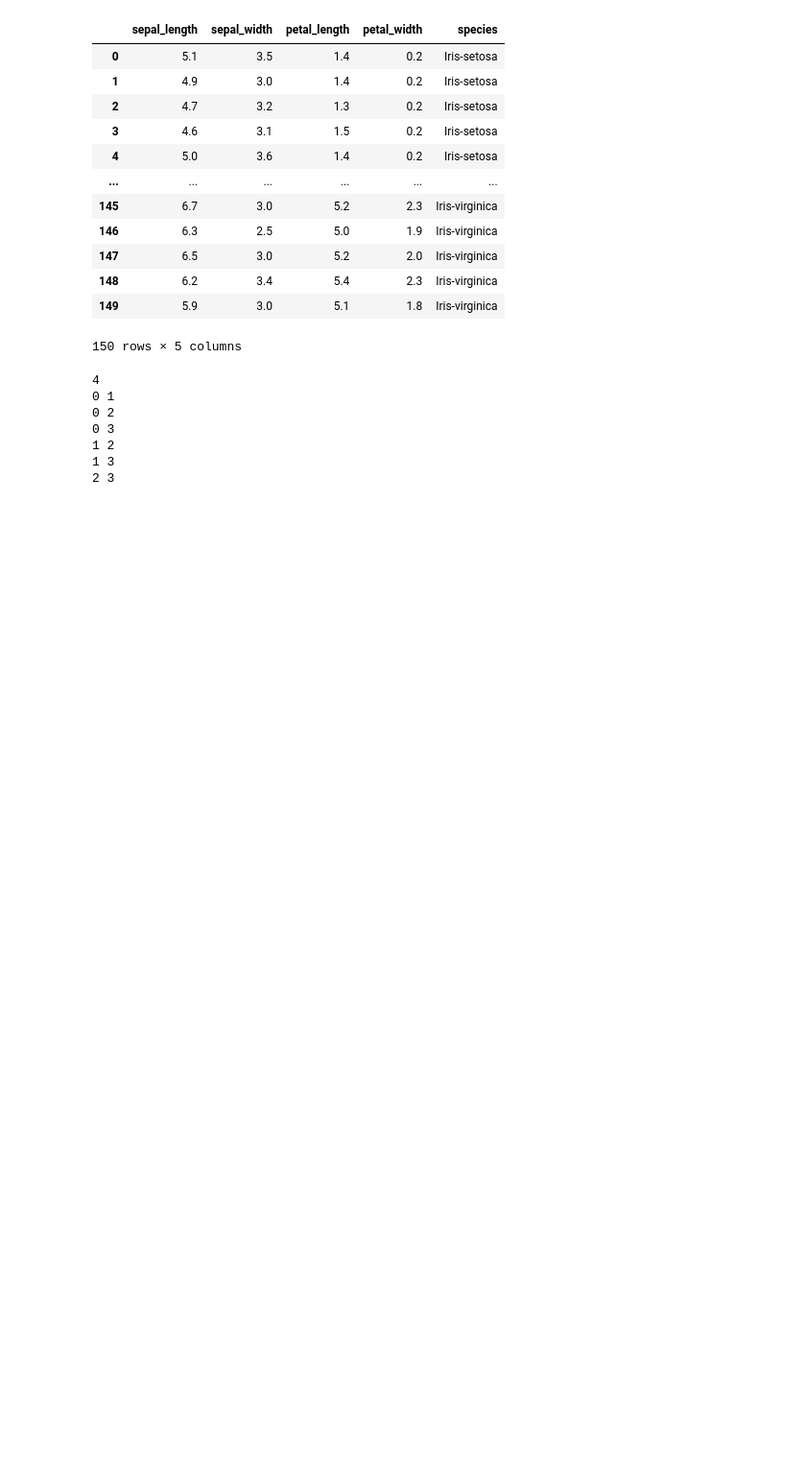
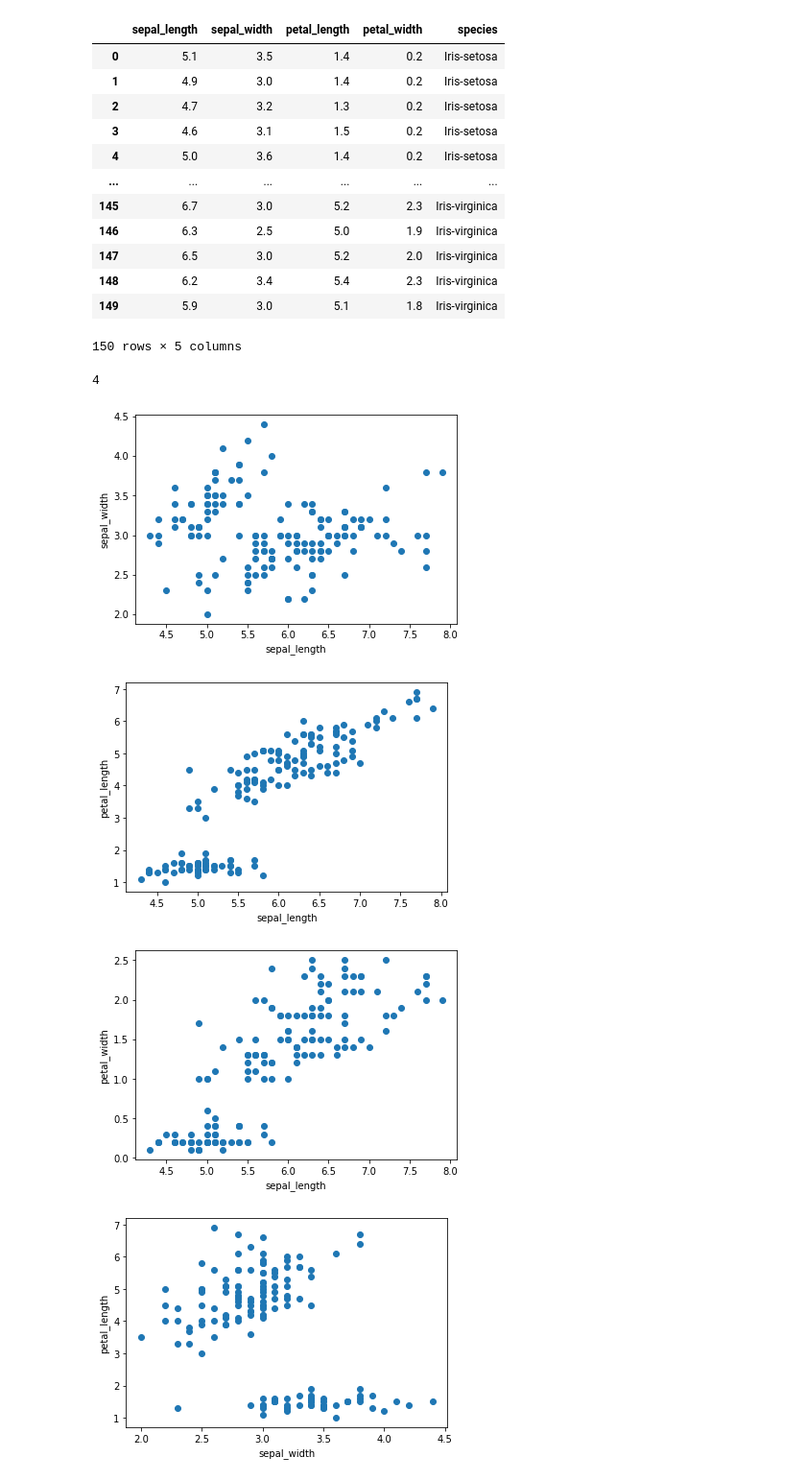
Before and after one commit to pvanand07/py, a Jupyter notebook: iris-flower-prediction.ipynb, the cells around one changed output. Shown: that part at 96% size. Drawn from its saved outputs; the diff is of its cells as text; code cells hidden in the pictures; blank space fills up the shorter version.

```diff
--- a/iris-flower-prediction.ipynb
+++ b/iris-flower-prediction.ipynb
@@ -21,16 +21,18 @@ df
 # %%
 df.species.nunique()
 #plt.scatter()
 l=len(list(df.columns))-1
 print(l)
+#https://www.geeksforgeeks.org/print-all-possible-combinations-of-r-elements-in-a-given-array-of-size-n/
 for i in range(l-1):
     for j in range(i+1,l,1):
-        print(i,j)
+        plt.scatter(df.iloc[:,i],df.iloc[:,j])
+        plt.xlabel(list(df.columns)[i])
+        plt.ylabel(list(df.columns)[j])
+        plt.show()
 # %% [output]
 4
-0 1
-0 2
-0 3
-1 2
-1 3
-2 3
+[figure, added]
+[figure, added]
+[figure, added]
+[figure, added]
```
Also changed, not shown: parts of 1 cell of this notebook.
